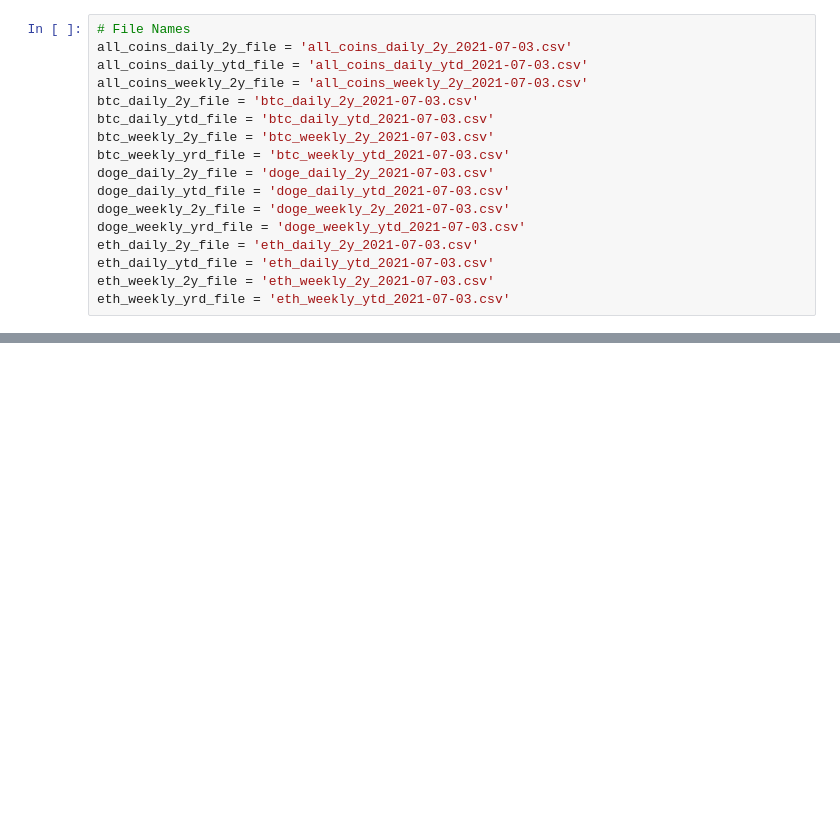
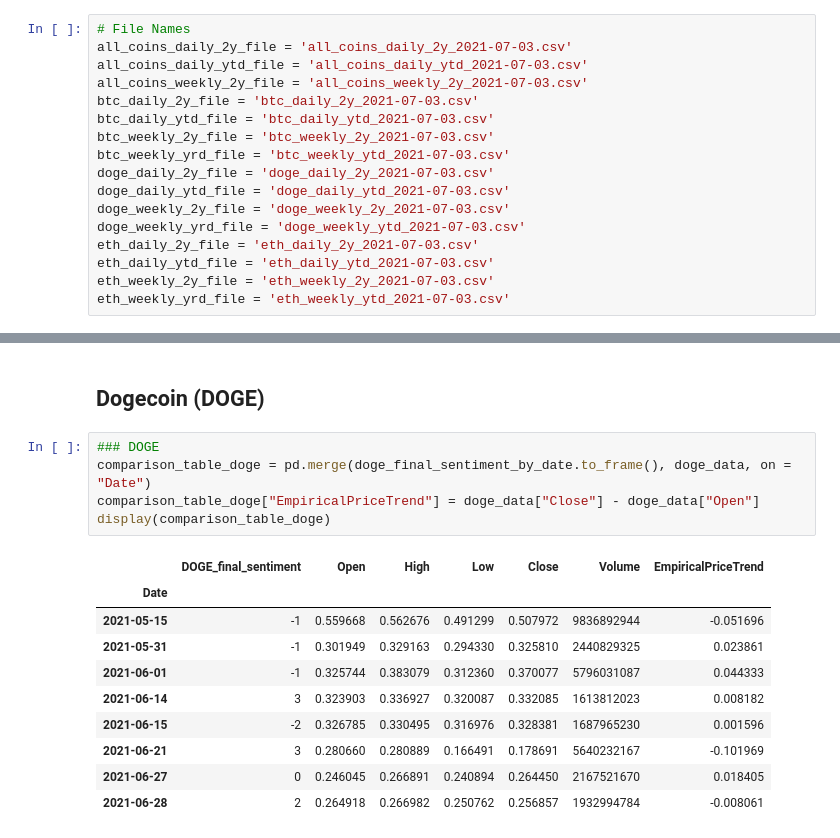
Before and after one commit to distractedm1nd/mar2moon, a Jupyter notebook: scripts/CoinPriceAnalysis.ipynb, the cells around one changed output, grey strips where cells are left out. Cells and saved outputs as stored; diff of their text form; blank space fills up the shorter version.

```diff
--- a/scripts/CoinPriceAnalysis.ipynb
+++ b/scripts/CoinPriceAnalysis.ipynb
@@ -302,0 +353,18 @@ eth_bearishn_by_date = eth_bearishn.groupby('Date').size()
+# %% [markdown]
+## Dogecoin (DOGE)
+# %%
+### DOGE
+comparison_table_doge = pd.merge(doge_final_sentiment_by_date.to_frame(), doge_data, on = "Date")
+comparison_table_doge["EmpiricalPriceTrend"] = doge_data["Close"] - doge_data["Open"]
+display(comparison_table_doge)
+# %% [output]
+|  | DOGE_final_sentiment | Open | High | Low | Close | Volume | EmpiricalPriceTrend |
+| Date |  |  |  |  |  |  |  |
+| 2021-05-15 | -1 | 0.559668 | 0.562676 | 0.491299 | 0.507972 | 9836892944 | -0.051696 |
+| 2021-05-31 | -1 | 0.301949 | 0.329163 | 0.294330 | 0.325810 | 2440829325 | 0.023861 |
+| 2021-06-01 | -1 | 0.325744 | 0.383079 | 0.312360 | 0.370077 | 5796031087 | 0.044333 |
+| 2021-06-14 | 3 | 0.323903 | 0.336927 | 0.320087 | 0.332085 | 1613812023 | 0.008182 |
+| 2021-06-15 | -2 | 0.326785 | 0.330495 | 0.316976 | 0.328381 | 1687965230 | 0.001596 |
+| 2021-06-21 | 3 | 0.280660 | 0.280889 | 0.166491 | 0.178691 | 5640232167 | -0.101969 |
+| 2021-06-27 | 0 | 0.246045 | 0.266891 | 0.240894 | 0.264450 | 2167521670 | 0.018405 |
+| 2021-06-28 | 2 | 0.264918 | 0.266982 | 0.250762 | 0.256857 | 1932994784 | -0.008061 |
```
Also changed, not shown: parts of 52 cells of this notebook.
